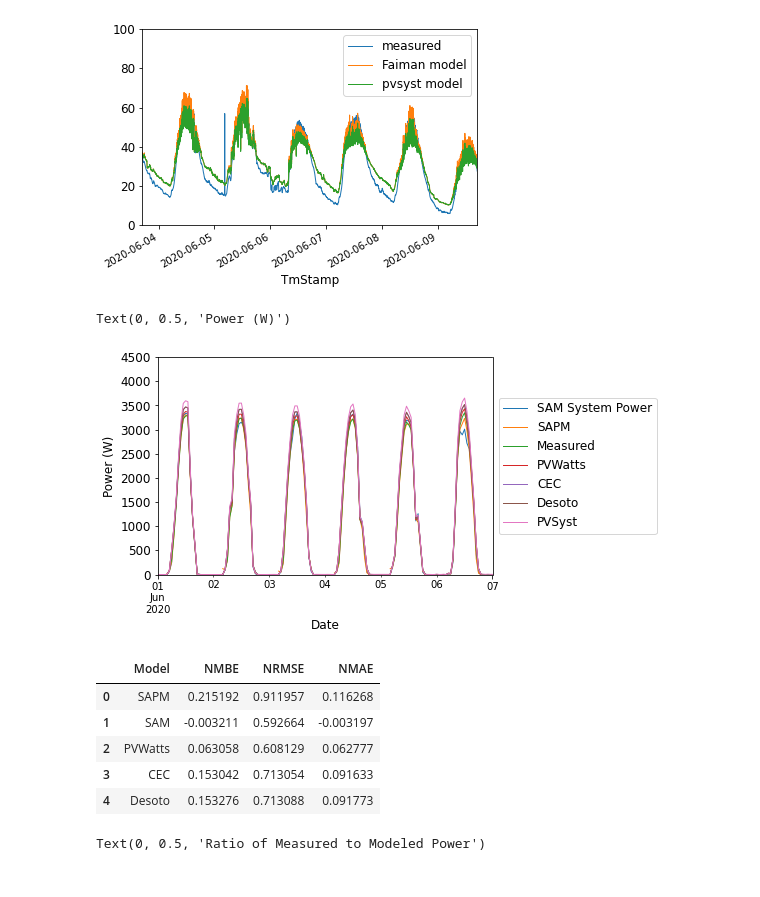
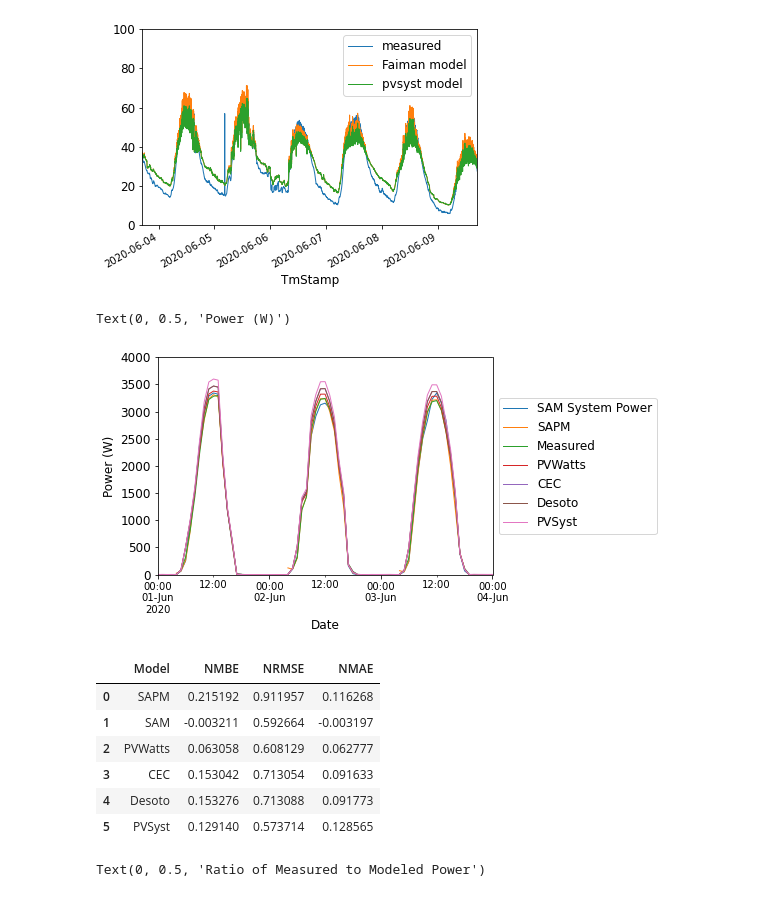
Before and after one commit to lmdeville/PV-Modeling, a Jupyter notebook: PVLT_Pan_LG.ipynb, the cells around one changed output. Drawn from its saved outputs; the diff is of its cells as text; code cells hidden in the pictures.

```diff
--- a/PVLT_Pan_LG.ipynb
+++ b/PVLT_Pan_LG.ipynb
@@ -448,33 +431,34 @@ lgresults['PVSyst'] = lg_pvs_pmp
 # %%
 #Plot SAM, Measured, and SAPM values
 lgresults.plot()
-plt.xlim('2020-06-01', '2020-06-07')
-plt.ylim(0,4500)
+plt.xlim('2020-06-01', '2020-06-04')
+plt.ylim(0,4000)
 plt.legend(loc='center left', bbox_to_anchor=(1,0.5))
 plt.xlabel('Date')
 plt.ylabel('Power (W)')
 # %% [output]
 Text(0, 0.5, 'Power (W)')
-[figure, old version]
+[figure, new version]
 # %%
-lgerror_values = {'Model':  ['SAPM', 'SAM', 'PVWatts', 'CEC', 'Desoto'],
-        'NMBE': [mbe(lgresults['Measured'], lgresults['SAPM']),
-                mbe(lgresults['Measured'], lgresults['SAM System Power']),
-                mbe(lgresults['Measured'], lgresults['PVWatts']),
-                mbe(lgresults['Measured'], lgresults['CEC']),
-                mbe(lgresults['Measured'], lgresults['Desoto'])],
-         'NRMSE' : [rmse(lgresults['Measured'], lgresults['SAPM']),
-                   rmse(lgresults['Measured'], lgresults['SAM System Power']),
-                   rmse(lgresults['Measured'], lgresults['PVWatts']),
-                   rmse(lgresults['Measured'], lgresults['CEC']),
-                  rmse(lgresults['Measured'], lgresults['Desoto'])],
-        'NMAE' : [mae(lgresults['Measured'], lgresults['SAPM']),
-                mae(lgresults['Measured'], lgresults['SAM System Power']),
-                mae(lgresults['Measured'], lgresults['PVWatts']),
-                mae(lgresults['Measured'], lgresults['CEC']),
-                mae(lgresults['Measured'], lgresults['Desoto'])]
-        }
-
+lgerror_values = {'Model':  ['SAPM', 'SAM', 'PVWatts', 'CEC', 'Desoto', 'PVSyst'],
+        'NMBE': [nmbe(lgresults['Measured'], lgresults['SAPM']),
+                nmbe(lgresults['Measured'], lgresults['SAM System Power']),
+                nmbe(lgresults['Measured'], lgresults['PVWatts']),
+                nmbe(lgresults['Measured'], lgresults['CEC']),
+                nmbe(lgresults['Measured'], lgresults['Desoto']),
+               nmbe(lgresults['Measured'], lgresults['PVSyst'])],
+         'NRMSE' : [nrmse(lgresults['Measured'], lgresults['SAPM']),
+                   nrmse(lgresults['Measured'], lgresults['SAM System Power']),
+                   nrmse(lgresults['Measured'], lgresults['PVWatts']),
+                   nrmse(lgresults['Measured'], lgresults['CEC']),
+                  nrmse(lgresults['Measured'], lgresults['Desoto']),
+                   nrmse(lgresults['Measured'], lgresults['PVSyst'])],
+        'NMAE' : [nmae(lgresults['Measured'], lgresults['SAPM']),
+                nmae(lgresults['Measured'], lgresults['SAM System Power']),
+                nmae(lgresults['Measured'], lgresults['PVWatts']),
+                nmae(lgresults['Measured'], lgresults['CEC']),
+                nmae(lgresults['Measured'], lgresults['Desoto']),
+                nmae(lgresults['Measured'], lgresults['PVSyst'])]}
 lgerror_values = pd.DataFrame(lgerror_values, columns = ['Model', 'NMBE', 'NRMSE', 'NMAE'])
 lgerror_values
 # %% [output]
@@ -484,6 +468,7 @@ lgerror_values
 | 2 | PVWatts | 0.063058 | 0.608129 | 0.062777 |
 | 3 | CEC | 0.153042 | 0.713054 | 0.091633 |
 | 4 | Desoto | 0.153276 | 0.713088 | 0.091773 |
+| 5 | PVSyst | 0.129140 | 0.573714 | 0.128565 |
 # %%
 #Resample the data to get the sum of all power produced in a month
 lg_model_monthly = lg_string_p.resample('M').sum()
```
Also changed, not shown: parts of 15 cells of this notebook.
